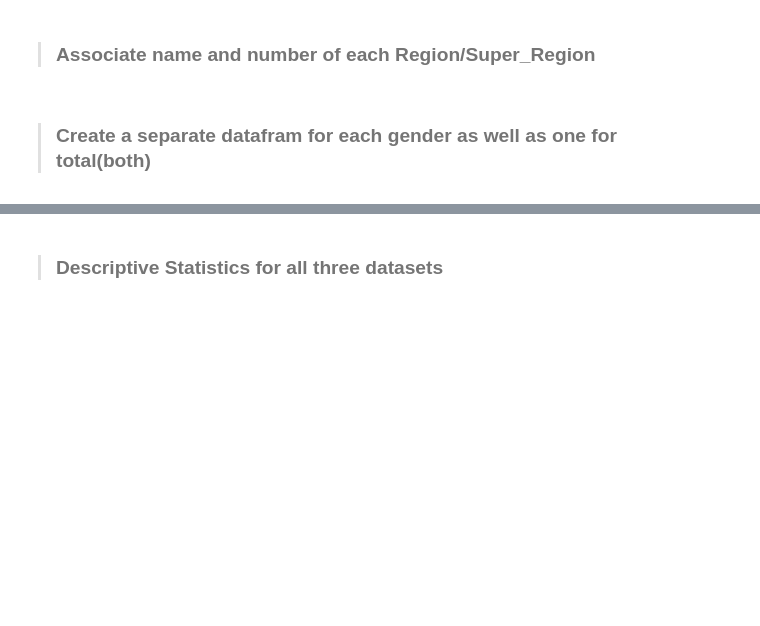
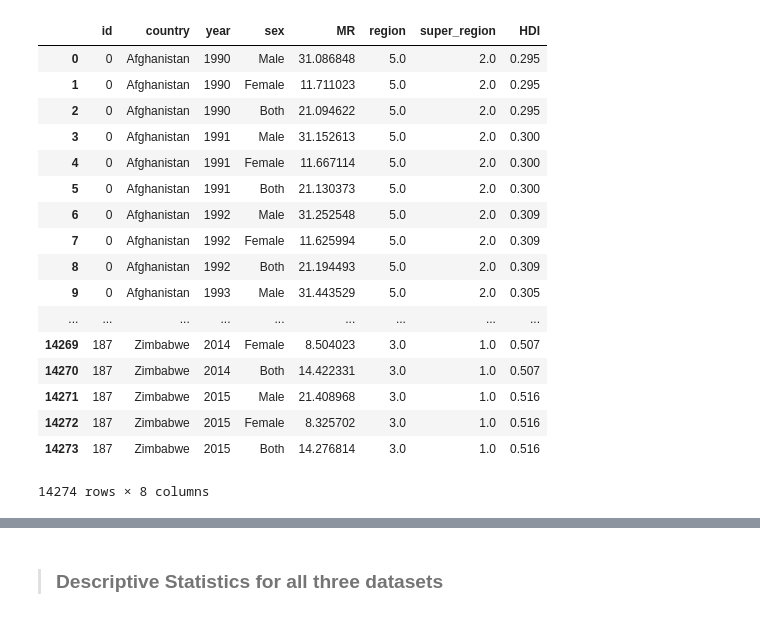
Before and after one commit to ysoltan/LC-Longitudinal-GEE-GLM, a Jupyter notebook: LC-smf-GEE.ipynb, the cells around one changed output, grey strips where cells are left out. Cells and saved outputs as stored; diff of their text form; code cells hidden in the pictures; blank space fills up the shorter version.

```diff
--- a/LC-smf-GEE.ipynb
+++ b/LC-smf-GEE.ipynb
@@ -4,5 +4,5 @@ import pandas as pd
 
 import matplotlib.pyplot as plt
 # %%
-LC_df = pd.read_csv("Data/LC_HDI.csv")
-LC_df.drop("Unnamed: 0" , axis=1, inplace=True)
+LC_HDI = pd.read_csv("Data/LC_HDI.csv")
+LC_HDI.drop("Unnamed: 0" , axis=1, inplace=True)
@@ -37,2 +8,0 @@ LC_df_clean
-# %% [markdown]
-> ### Associate name and number of each Region/Super_Region
@@ -83,2 +8,0 @@ LC_df_clean['super_region'] = LC_df_clean['super_region'].map(super_regions_dict
-# %% [markdown]
-> ### Create a separate datafram for each gender as well as one for total(both)
@@ -88,0 +9,21 @@ LC_df_male = LC_df_clean[LC_df_clean.sex == "Male"]
+# %%
+LC_HDI
+# %% [output]
+|  | id | country | year | sex | MR | region | super_region | HDI |
+| 0 | 0 | Afghanistan | 1990 | Male | 31.086848 | 5.0 | 2.0 | 0.295 |
+| 1 | 0 | Afghanistan | 1990 | Female | 11.711023 | 5.0 | 2.0 | 0.295 |
+| 2 | 0 | Afghanistan | 1990 | Both | 21.094622 | 5.0 | 2.0 | 0.295 |
+| 3 | 0 | Afghanistan | 1991 | Male | 31.152613 | 5.0 | 2.0 | 0.300 |
+| 4 | 0 | Afghanistan | 1991 | Female | 11.667114 | 5.0 | 2.0 | 0.300 |
+| 5 | 0 | Afghanistan | 1991 | Both | 21.130373 | 5.0 | 2.0 | 0.300 |
+| 6 | 0 | Afghanistan | 1992 | Male | 31.252548 | 5.0 | 2.0 | 0.309 |
+| 7 | 0 | Afghanistan | 1992 | Female | 11.625994 | 5.0 | 2.0 | 0.309 |
+| 8 | 0 | Afghanistan | 1992 | Both | 21.194493 | 5.0 | 2.0 | 0.309 |
+| 9 | 0 | Afghanistan | 1993 | Male | 31.443529 | 5.0 | 2.0 | 0.305 |
+| ... | ... | ... | ... | ... | ... | ... | ... | ... |
+| 14269 | 187 | Zimbabwe | 2014 | Female | 8.504023 | 3.0 | 1.0 | 0.507 |
+| 14270 | 187 | Zimbabwe | 2014 | Both | 14.422331 | 3.0 | 1.0 | 0.507 |
+| 14271 | 187 | Zimbabwe | 2015 | Male | 21.408968 | 3.0 | 1.0 | 0.516 |
+| 14272 | 187 | Zimbabwe | 2015 | Female | 8.325702 | 3.0 | 1.0 | 0.516 |
+| 14273 | 187 | Zimbabwe | 2015 | Both | 14.276814 | 3.0 | 1.0 | 0.516 |
+14274 rows × 8 columns
```
Also changed, not shown: parts of 22 cells of this notebook, 1 other file.
